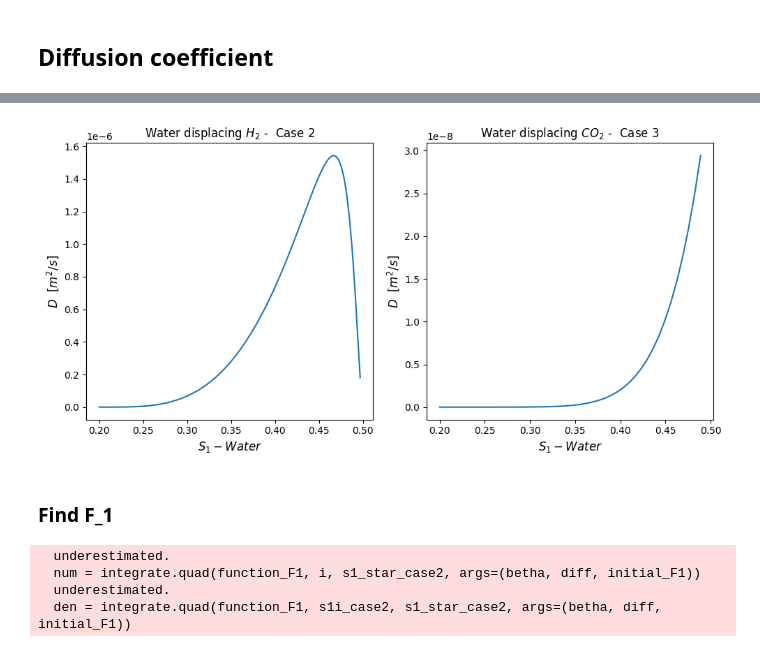
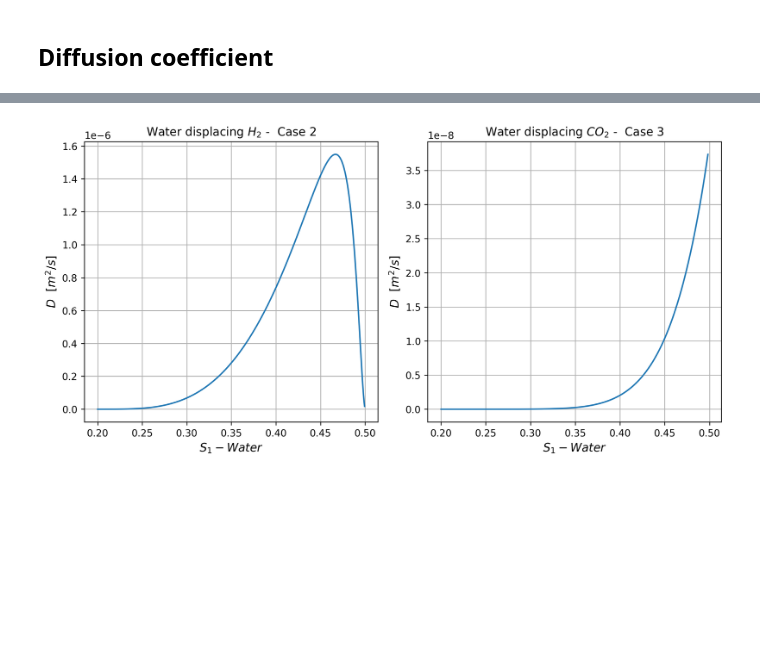
Before and after one commit to gems-ejt123/Buckley-Leverett-and-Spontaneous-imbibition, a Jupyter notebook: Solution.ipynb, the cells around one changed output, grey strips where cells are left out. Cells and saved outputs as stored; diff of their text form; code cells hidden in the pictures; blank space fills up the shorter version.

```diff
--- a/Solution.ipynb
+++ b/Solution.ipynb
@@ -352,23 +368,29 @@ array([2.38761271e+01, 2.38761271e+01, 2.38761271e+01, 2.38761271e+01,
 
 vd_shocks_1 = vd_shocks['Case_1']['s']
 vd_shocks_2 = vd_shocks['Case_2']['s']
+vd_shocks_3 = vd_shocks['Case_3']['s']
 
-fig, ax = plt.subplots(1, 3, figsize=(15, 5))
+fig, ax = plt.subplots(1, 3,  figsize=(10, 5), dpi=250)
 
 #Case 1
 ax[0].plot(vd['Case_1']['vd'], vd['Case_1']['s'])
 
 ax[0].set_ylabel(r'$S_{1} - CO_{2}$', fontsize=12)
-ax[0].set_xlabel(r'$v_{d}$', fontsize=12)
+ax[0].set_xlabel(r'$v_{D}$', fontsize=14)
 ax[0].set_title(r'$CO_{2}$ displacing water - Case 1')
 ax[0].set_xlim(0.0, 7)
+#set labels 1,2,3,4,5,6,7 on the x-axis
+ax[0].set_xticks(np.arange(0, 8, 1))
 ax[0].set_ylim(0.0, 1)
+ax[0].grid()
 
 #Case 2
-ax[1].plot(vd['Case_2']['vd'], vd['Case_2']['s'])
+ax[1].plot(vd['Case_2']['vd'], vd['Case_2']['s'], color='blue')
 ax[1].set_ylabel(r'$S_{1} - Water$', fontsize=12)
-ax[1].set_xlabel(r'$v_{d}$', fontsize=12)
+ax[1].set_xlabel(r'$v_{D}$', fontsize=14)
 ax[1].set_title(r'Water displacing $H_{2}$ -  Case 2')
+ax[1].set_xticks(np.arange(0, 8, 1))
+ax[1].grid()
 
 #draw horizontal line between 1-s2r and vd_shock_2
 
@@ -377,8 +399,8 @@ s2r_2 = dataframe_input.iloc[1, :]['S2r']
 s1i_2 = dataframe_input.iloc[1, :]['S1i']
 
 #Plot a line between 1-s2r and vd_shock_2 using ax[1].plot() method
-ax[1].plot([0, vd_shocks_2], [ 1 - s2r_2, 1 - s2r_2], 'r-', label='1 - S2r')
-ax[1].plot([vd_shocks_2,7], [s1i_2, s1i_2] ,'r-', label='1 - S2r')
+ax[1].plot([0, vd_shocks_2], [ 1 - s2r_2, 1 - s2r_2], 'b-', label='1 - S2r')
+ax[1].plot([vd_shocks_2,7], [s1i_2, s1i_2] ,'b-', label='1 - S2r')
 
 ax[1].set_xlim(0.0, 7)
 ax[1].set_ylim(0.0, 1)
@@ -388,10 +410,12 @@ ax[1].set_ylim(0.0, 1)
 #Case 3
 ax[2].plot(vd['Case_3']['vd'], vd['Case_3']['s'])
 ax[2].set_ylabel(r'$S_{1} - Water$', fontsize=12)
-ax[2].set_xlabel(r'$v_{d}$', fontsize=12)
+ax[2].set_xlabel(r'$v_{D}$', fontsize=14)
 ax[2].set_title(r'Water displacing $CO_{2}$ -  Case 3')
-ax[2].set_xlim(0.0, 15)
+ax[2].set_xlim(0.0, 7)
 ax[2].set_ylim(0.0, 1)
+ax[2].set_xticks(np.arange(0, 8, 1))
+ax[2].grid()
 
 #Ensure spacing between the subplots
 plt.tight_layout()
@@ -425,8 +457,8 @@ def capillary_pressure(df_imbibition):
 
     #Saturations
 
-    s1_case2 =  np.linspace(water_h2['S1i'], 1 - water_h2['S2r'], 100)
-    s1_case3 = np.linspace(water_co2['S1i'], 1 - water_co2['S2r'], 100)
+    s1_case2 =  np.linspace(water_h2['S1i'], 1 - water_h2['S2r'], 500)
+    s1_case3 = np.linspace(water_co2['S1i'], 1 - water_co2['S2r'], 500)
 
     #coefficients
     c_case2 = water_h2['c']
@@ -460,7 +492,7 @@ def capillary_pressure(df_imbibition):
     ax[0].set_xlabel(r'$S_{1} - Water$', fontsize=12)
     ax[0].set_ylabel(r'$P_{c}$  $[Pa]$', fontsize=12)
     ax[0].set_title(r'Water displacing $H_{2}$ -  Case 2')
-    ax[0].set_xlim(0.2, 0.5)
+    ax[0].set_xlim(0.2, 1.0)
     ax[0].ticklabel_format(style='sci', axis='y', scilimits=(0,0))
     #ax[0].set_ylim(0, 10000)
 
@@ -469,7 +501,7 @@ def capillary_pressure(df_imbibition):
     ax[1].set_xlabel(r'$S_{1} - Water$', fontsize=12)
     ax[1].set_ylabel(r'$P_{c}$  $[Pa]$', fontsize=12)
     ax[1].set_title(r'Water displacing $CO_{2}$ -  Case 3')
-    ax[1].set_xlim(0.2, 0.5)
+    ax[1].set_xlim(0.2, 1.0)
     ax[1].ticklabel_format(style='sci', axis='y', scilimits=(0,0))
     #ax[1].set_ylim(0, 10000)
 
@@ -591,25 +620,27 @@ array([0.2       , 0.2030303 , 0.20606061, 0.20909091, 0.21212121,
 # %%
 #plot saturation vs diffusion coefficient for Case 2
 
-fig, ax = plt.subplots(1, 2, figsize=(10, 5))
+fig, ax = plt.subplots(1, 2,  figsize=(10, 5), dpi=250)
 
 #Case 2
 
 ax[0].plot(diffusion['Case_2']['s'], diffusion['Case_2']['D'])
 ax[0].set_xlabel(r'$S_{1} - Water$', fontsize=12)
 ax[0].set_ylabel(r'$D$  $[m^{2}/s]$', fontsize=12)
 ax[0].set_title(r'Water displacing $H_{2}$ -  Case 2')
+#add grid
+ax[0].grid()
 
 #Case 3
 
 ax[1].plot(diffusion['Case_3']['s'], diffusion['Case_3']['D'])
 ax[1].set_xlabel(r'$S_{1} - Water$', fontsize=12)
 ax[1].set_ylabel(r'$D$  $[m^{2}/s]$', fontsize=12)
 ax[1].set_title(r'Water displacing $CO_{2}$ -  Case 3')
+#add grid
+ax[1].grid()
 
 plt.tight_layout()
 plt.show()
 # %% [output]
-[figure, old version]
+[figure, new version]
-# %% [markdown]
-### Find F_1
@@ -687,7 +646,0 @@ def fractional_flow(dict_diffusion, df_fractional_imbibition):
-# %%
-F1_case2 = fractional_flow(diffusion, df_fractional_imbibition='/home/ejt123/2024/CodingFluidFlow/data_cases.csv')
-# %% [output]
-  underestimated.
-  num = integrate.quad(function_F1, i, s1_star_case2, args=(betha, diff, initial_F1))
-  underestimated.
-  den = integrate.quad(function_F1, s1i_case2, s1_star_case2, args=(betha, diff, initial_F1))
```
Also changed, not shown: parts of 27 cells of this notebook, 29 other files.
